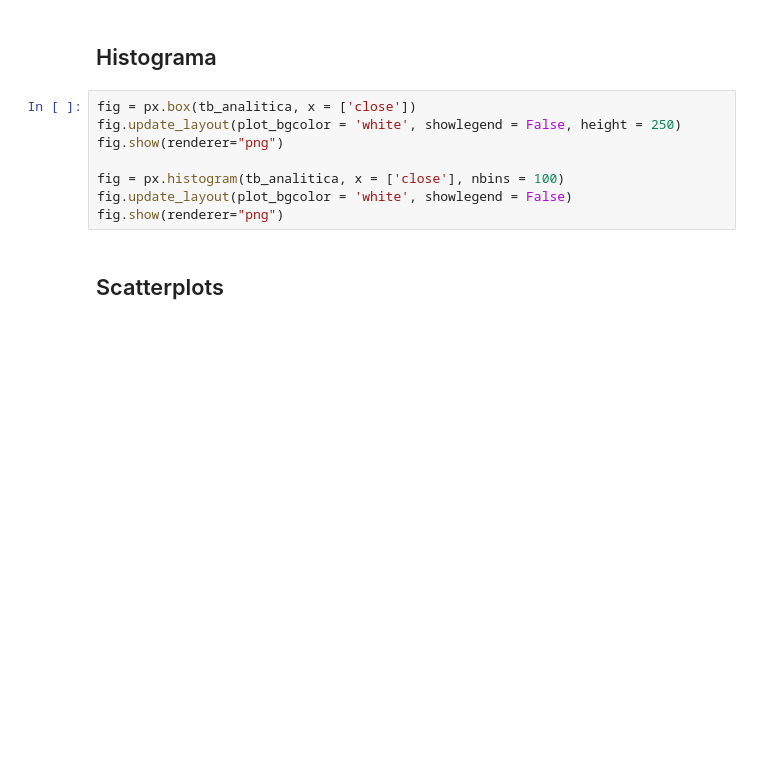
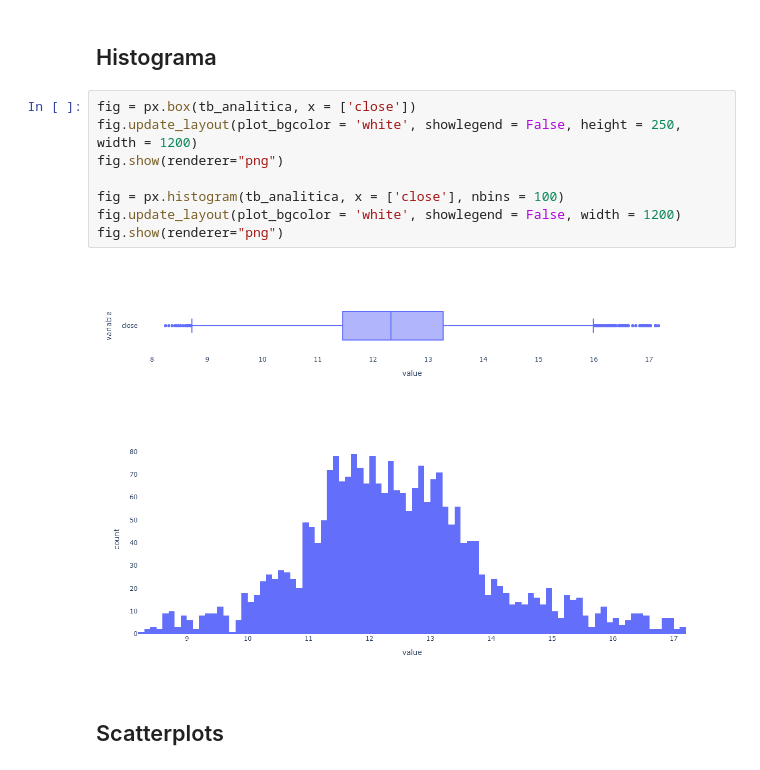
Before and after one commit to leticiafaria7/lstm-stock-predictor-api, a Jupyter notebook: eda.ipynb, the cells around one changed output. Saved outputs shown, nothing was run; the diff lists cells and outputs as text; blank space fills up the shorter version.

```diff
--- a/eda.ipynb
+++ b/eda.ipynb
@@ -128,12 +130,15 @@ fig.show(renderer="png")
 ## Histograma
 # %%
 fig = px.box(tb_analitica, x = ['close'])
-fig.update_layout(plot_bgcolor = 'white', showlegend = False, height = 250)
+fig.update_layout(plot_bgcolor = 'white', showlegend = False, height = 250, width = 1200)
 fig.show(renderer="png")
 
 fig = px.histogram(tb_analitica, x = ['close'], nbins = 100)
-fig.update_layout(plot_bgcolor = 'white', showlegend = False)
+fig.update_layout(plot_bgcolor = 'white', showlegend = False, width = 1200)
 fig.show(renderer="png")
+# %% [output]
+[figure, added]
+[figure, added]
 # %% [markdown]
 ## Scatterplots
 # %%
```
Also changed, not shown: parts of 6 cells of this notebook.
